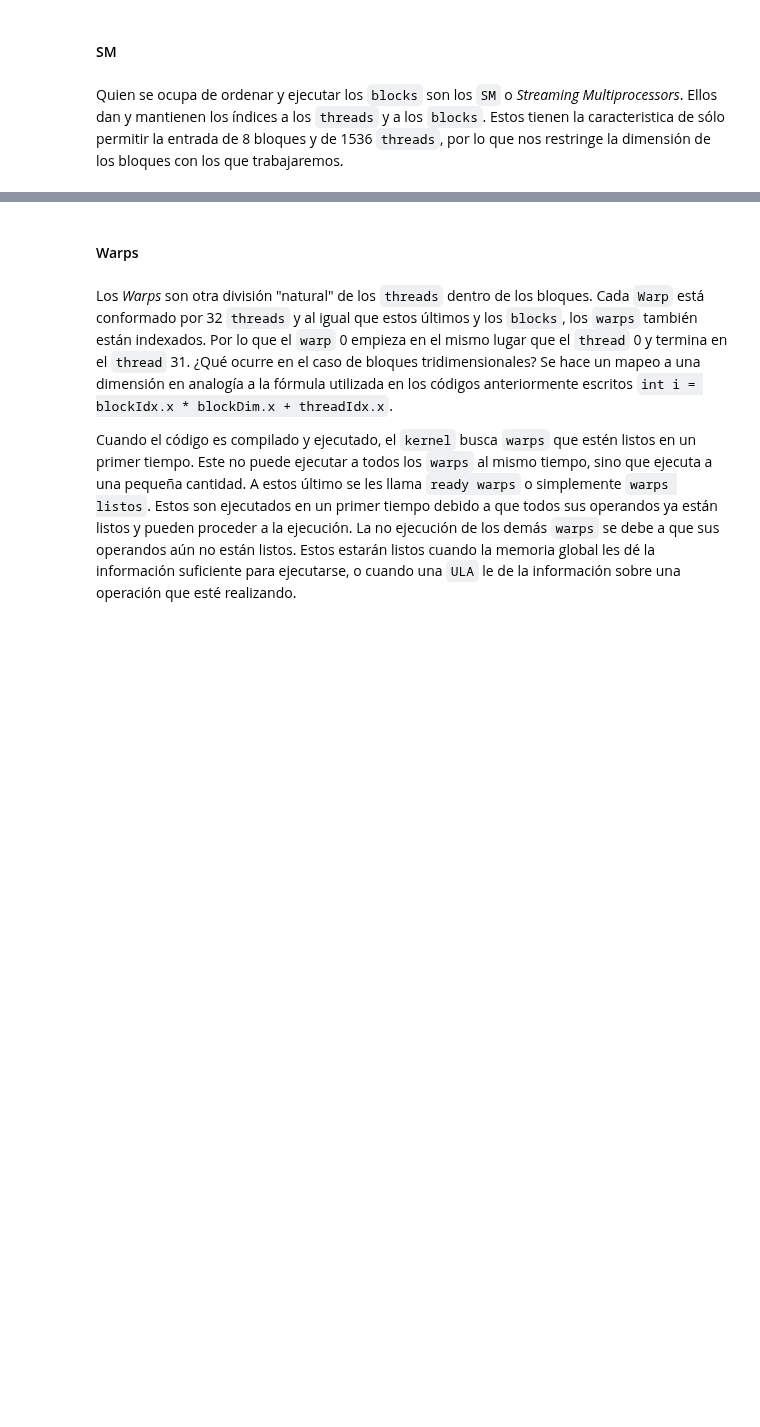
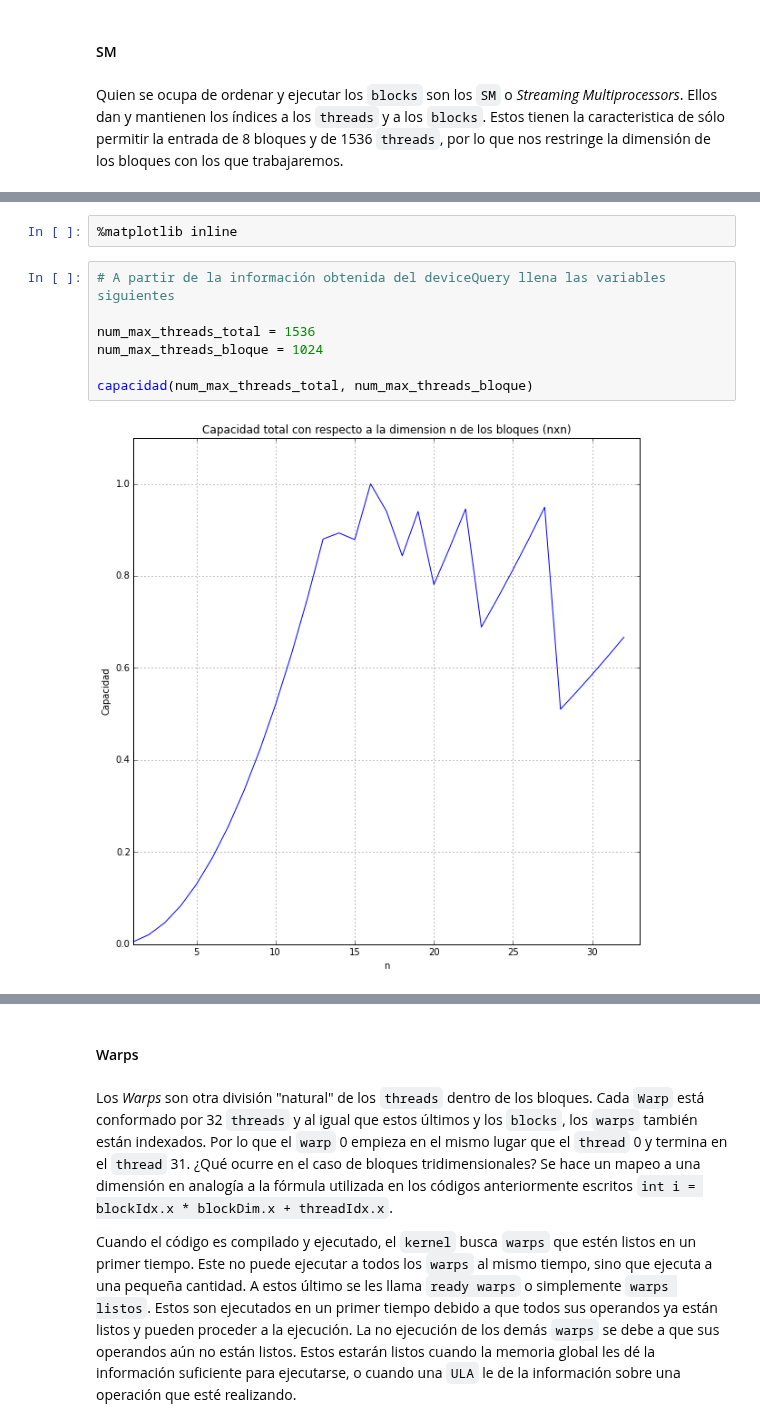
Before and after one commit to UriAceves/Servicio_social, a Jupyter notebook: Parte 1 - CUDA C/05 - Multiplicacion de matrices.ipynb, the cells around one changed output, grey strips where cells are left out. Cells and saved outputs as stored; diff of their text form; blank space fills up the shorter version.

```diff
--- a/Parte 1 - CUDA C/05 - Multiplicacion de matrices.ipynb
+++ b/Parte 1 - CUDA C/05 - Multiplicacion de matrices.ipynb
@@ -26,0 +82,11 @@ Quien se ocupa de ordenar y ejecutar los `blocks` son los `SM` o *Streaming Mult
+# %%
+%matplotlib inline
+# %%
+# A partir de la información obtenida del deviceQuery llena las variables siguientes
+
+num_max_threads_total = 1536
+num_max_threads_bloque = 1024
+
+capacidad(num_max_threads_total, num_max_threads_bloque)
+# %% [output]
+[figure, added]
```
Also changed, not shown: parts of 11 cells of this notebook, 1 other file.
